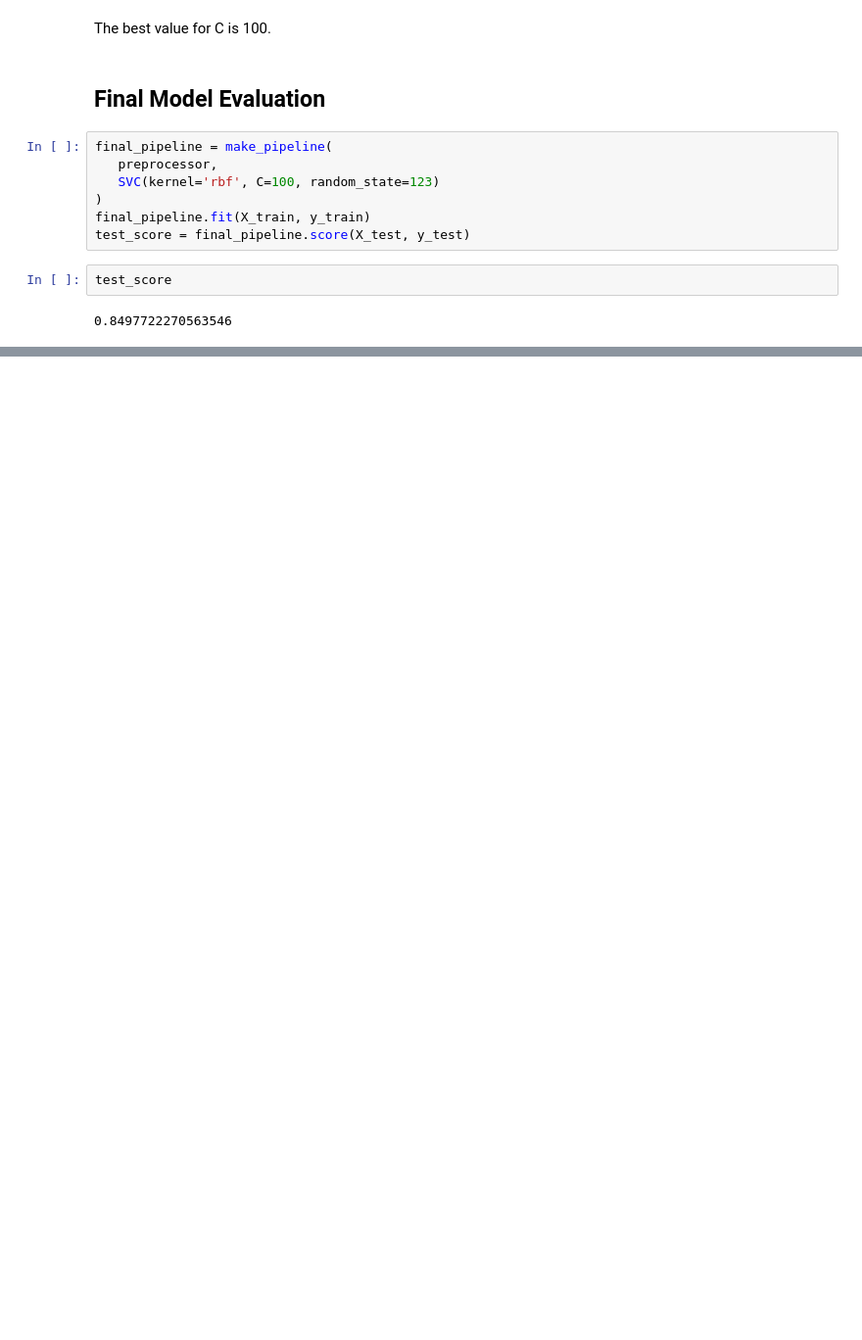
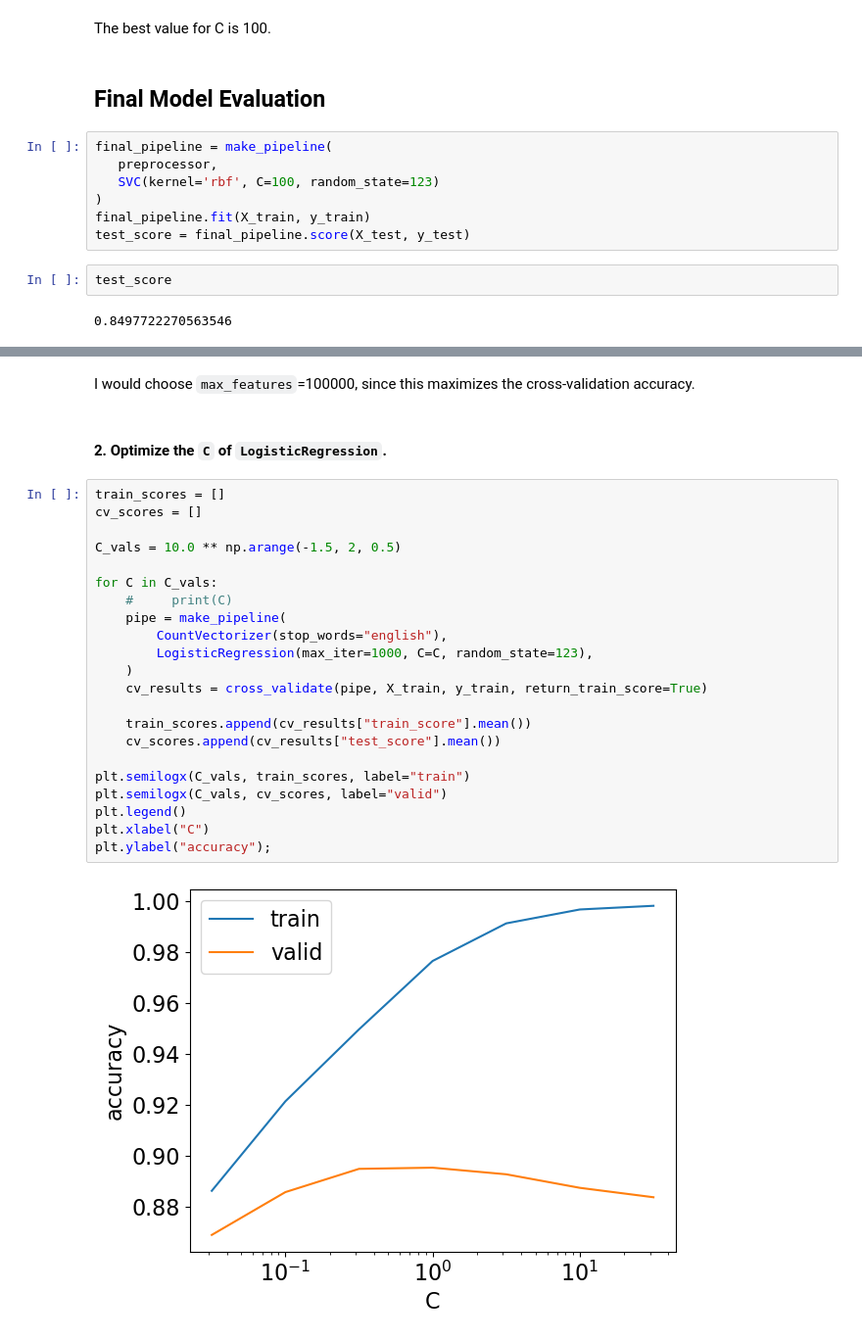
Before and after one commit to hesoru/ML_Practice, a Jupyter notebook: Classification_Problems.ipynb, the cells around one changed output, grey strips where cells are left out. Shown: that part at 98% size. Drawn from its saved outputs; the diff is of its cells as text; blank space fills up the shorter version.

```diff
--- a/Classification_Problems.ipynb
+++ b/Classification_Problems.ipynb
@@ -483,0 +619,28 @@ test_score
+# %% [markdown]
+I would choose `max_features`=100000, since this maximizes the cross-validation accuracy.
+# %% [markdown]
+#### 2. Optimize the `C` of `LogisticRegression`.
+# %%
+train_scores = []
+cv_scores = []
+
+C_vals = 10.0 ** np.arange(-1.5, 2, 0.5)
+
+for C in C_vals:
+    #     print(C)
+    pipe = make_pipeline(
+        CountVectorizer(stop_words="english"),
+        LogisticRegression(max_iter=1000, C=C, random_state=123),
+    )
+    cv_results = cross_validate(pipe, X_train, y_train, return_train_score=True)
+
+    train_scores.append(cv_results["train_score"].mean())
+    cv_scores.append(cv_results["test_score"].mean())
+
+plt.semilogx(C_vals, train_scores, label="train")
+plt.semilogx(C_vals, cv_scores, label="valid")
+plt.legend()
+plt.xlabel("C")
+plt.ylabel("accuracy");
+# %% [output]
+[figure, added]
```
Also changed, not shown: parts of 52 cells of this notebook, 2 other files.
